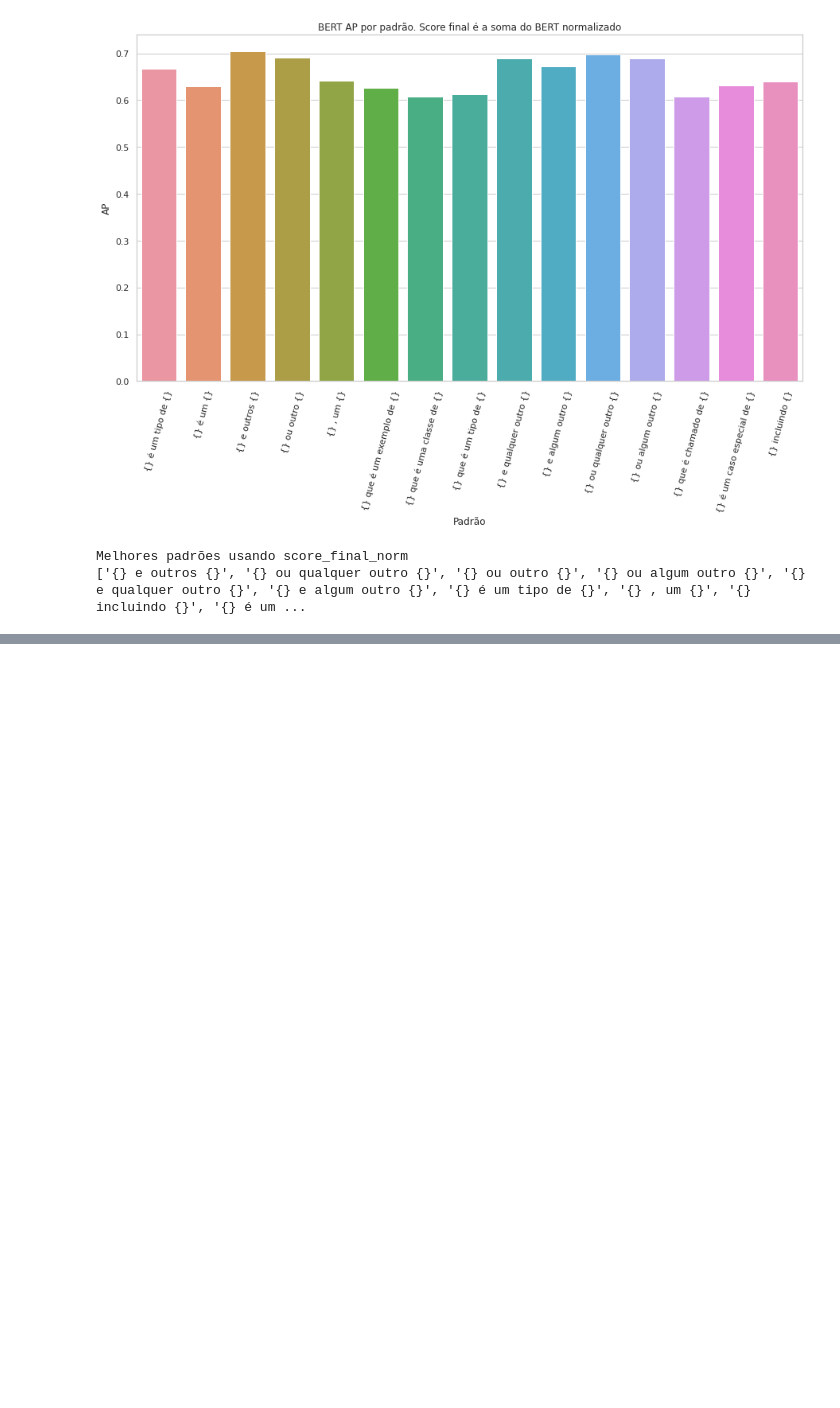
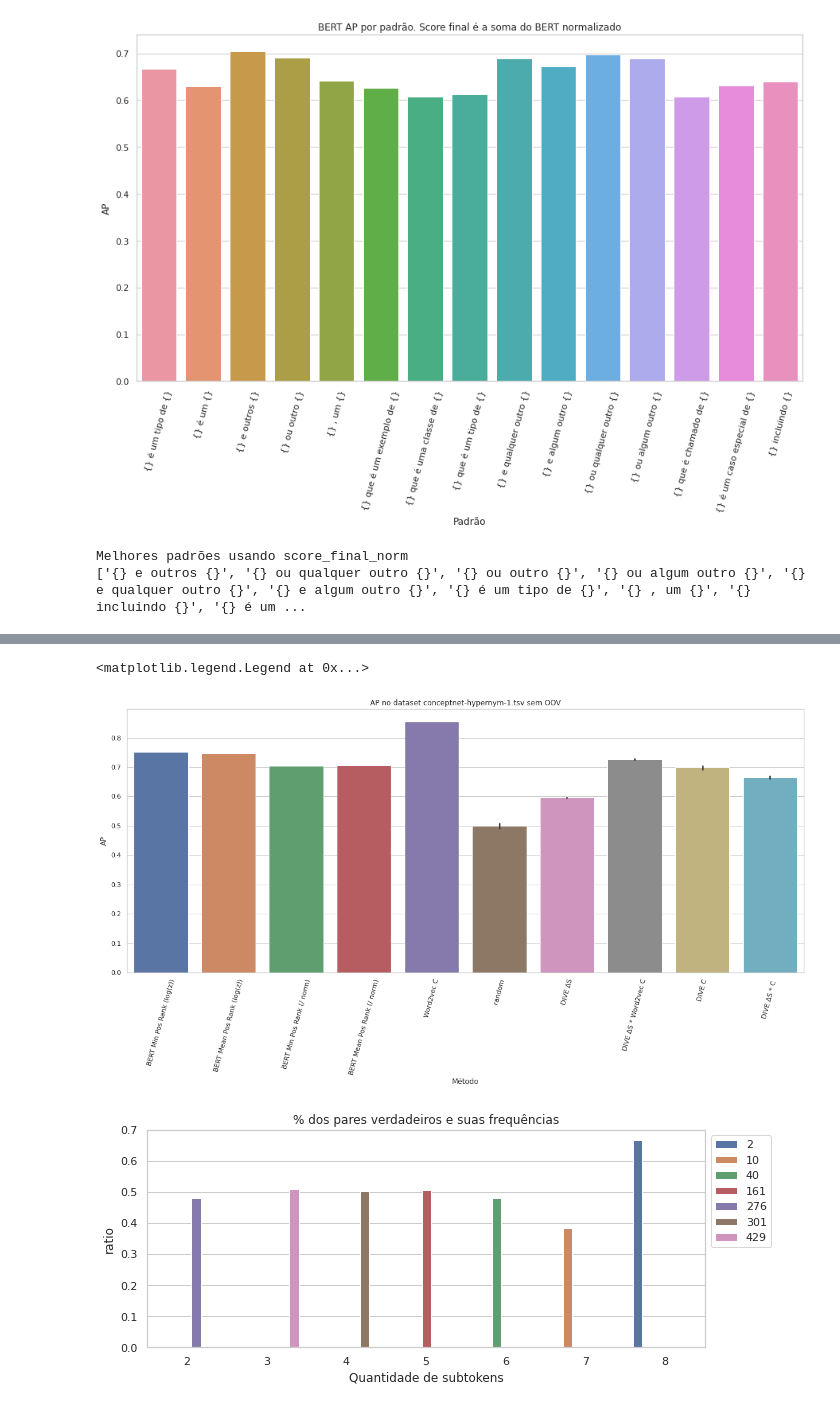
Before and after one commit to eraldoluis/hyper_bert, a Jupyter notebook: nb/compare_dive_wordvec_bert.ipynb, the cells around one changed output, grey strips where cells are left out. Saved outputs shown, nothing was run; the diff lists cells and outputs as text; code cells hidden in the pictures; blank space fills up the shorter version.

Commit message:
nb comparando dive-word2vec-bert em um dataset, com e sem oov

```diff
--- a/nb/compare_dive_wordvec_bert.ipynb
+++ b/nb/compare_dive_wordvec_bert.ipynb
@@ -81,7 +81,8 @@ vocabs = ["../vocabs/wikipedia15M/vocab.txt",
           "../vocabs/wikipedia60M/vocab.txt",
           "../vocabs/wikipedia120M/vocab.txt",
           "../vocabs/wikipedia240M/vocab.txt"]
-path_d_w = ["/home/gabrielescobar/Documentos/dive-pytorch/results/wikipedia-datasets-test/wikipedia240M_W10_neg15_e15_lr1e-03_eps1e-08_emb100_batch128_runX_not_oov/_result_models_model-wikipedia240M_W10_neg15_e15_lr1e-03_eps1e-08_emb100_batch128_runX_dataset_.-datasets.tsv"]
+path_d_w = ["/home/gabrielescobar/Documentos/dive-pytorch/results/wikipedia-datasets-test/wikipedia240M_W10_neg15_e15_lr1e-03_eps1e-08_emb100_batch128_runX_not_oov/_result_models_model-wikipedia240M_W10_neg15_e15_lr1e-03_eps1e-08_emb100_batch128_runX_dataset_.-datasets.tsv",
+            "/home/gabrielescobar/Documentos/dive-pytorch/results/wikipedia-datasets-test/wikipedia240M_W10_neg15_e15_lr1e-03_eps1e-08_emb100_batch128_runX/_result_models_model-wikipedia240M_W10_neg15_e15_lr1e-03_eps1e-08_emb100_batch128_runX_dataset_.-datasets.tsv"]
 df_dive_word2vec = pd.read_csv(path_d_w[0], delimiter="\t")
 df_dive_word2vec = df_dive_word2vec[df_dive_word2vec['epoch_num'] == 14]
 # df_15 = create_dataframe(filter_by_vocab(vocabs[0], json_data))
@@ -146,6 +147,12 @@ def logsumexp_normalization(df_data, len_list, pattern_list):
     df['log(Z)'] = df.apply(lambda row: logsumexp_store[row['len_total']][row['pattern']].item(), axis=1)
     df['sum_bert_by_tokensize'] = df.apply(lambda row: normalization[row['len_total']][row['pattern']].item(), axis=1)
     return df
+
+df_with_oov = logsumexp_normalization(df_with_oov, len_list=len_total_unique, pattern_list=pattern_unique)
+#score final soma_total - log(Z)
+
+df_with_oov['score_final_log(z)'] = df_with_oov['bert_soma_total'] - df_with_oov['log(Z)']
+df_with_oov['score_final_norm'] = df_with_oov['bert_soma_total'] / df_with_oov['sum_bert_by_tokensize']
 # %% [output]
 DF 240 = 2440
 DF all with OOV = 4646
@@ -302,31 +272,55 @@ Melhores padrões usando score_final_norm
 # %%
+sns.set_theme(style="whitegrid")
+
 df_240 = logsumexp_normalization(df_240, len_list=len_total_unique, pattern_list=pattern_unique)
 df_240['score_final_log(z)'] = df_240['bert_soma_total'] - df_240['log(Z)']
 df_240['score_final_norm'] = df_240['bert_soma_total'] / df_240['sum_bert_by_tokensize']
 
 dfs = []
 dataset_name = path_file_bert.split("/")[-1][:-4] + "tsv"
-
+best_pattern_num = 4
 for score_name in ["score_final_log(z)", "score_final_norm"]:
     if score_name == "score_final_log(z)":
-        min_ap, mean_ap = compute_AP_by_rank(df_240, key_sort=score_name, best_patterns=best_pattern_logz[:4])
+        min_ap, mean_ap = compute_AP_by_rank(df_240, key_sort=score_name, best_patterns=best_pattern_logz[:best_pattern_num])
     elif score_name == "score_final_norm":
-        min_ap, mean_ap = compute_AP_by_rank(df_240, key_sort=score_name, best_patterns=best_pattern_norm[:4])
+        min_ap, mean_ap = compute_AP_by_rank(df_240, key_sort=score_name, best_patterns=best_pattern_norm[:best_pattern_num])
     n_pair = df_240.groupby('pattern').count().iloc[0]['hiponimo']
     hyper_num = df_240[df_240['pattern'] == pattern_unique[0]]['fonte'].value_counts()
     hyper_num = hyper_num['hyper']
     df = pd.DataFrame({'dataset': [dataset_name], 'N': [n_pair], 'hyper_num': [hyper_num], 'method': f"min {score_name}", 'AP': [min_ap]})
     dfs.append(df)
     df = pd.DataFrame({'dataset': [dataset_name], 'N': [n_pair], 'hyper_num': [hyper_num], 'method': f"mean {score_name}", 'AP': [mean_ap]})
     dfs.append(df)
 
 df = pd.concat(dfs)
 
 df_all = pd.concat([df, df_dive_word2vec])
 df_all['method_format'] = df_all['method'].map(method_names)
 datasetnames_unique = df_all['dataset'].unique().tolist()
 rename_dataset = {}
 for k in datasetnames_unique:
     rename_dataset[k] = os.path.basename(k)
 
 df_all['dataset'] = df_all['dataset'].map(rename_dataset)
+
+df_ratio = balanceamento(df_240, len_size=len_total_unique[:-1])
+
+# df dive-word2vec 240 sem OOV
+df_plot = df_all[df_all['dataset'] == dataset_name]
+
+plt.figure(figsize=(20,8))
+ax = sns.barplot(x="method_format", y="AP", data=df_plot)
+ax.set(xlabel="Método")
+ax.set_title(f"AP no dataset {dataset_name} sem OOV")
+plt.xticks(rotation=75)
+
+plt.figure(figsize=(10,4))
+ax = sns.barplot(x="len_total", y="ratio", hue="true", data=df_ratio)
+ax.set(xlabel="Quantidade de subtokens")
+ax.set_title(f"% dos pares verdadeiros e suas frequências")
+
+ax.legend(bbox_to_anchor=(1, 1))
+# %% [output]
+<matplotlib.legend.Legend at 0x...>
+[figure, added]
+[figure, added]
```
Also changed, not shown: parts of 11 cells of this notebook.
